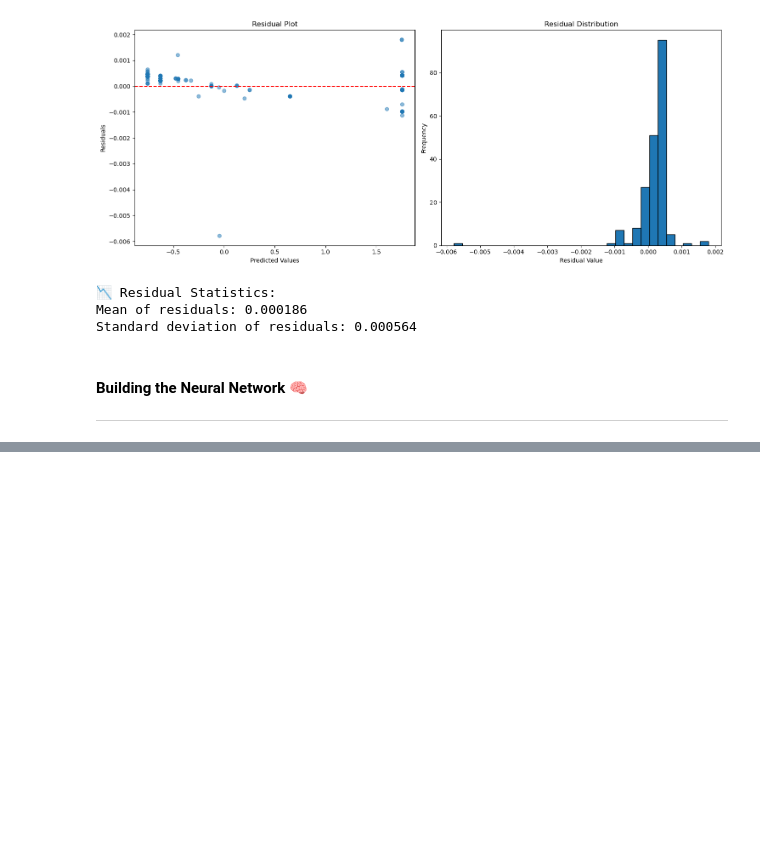
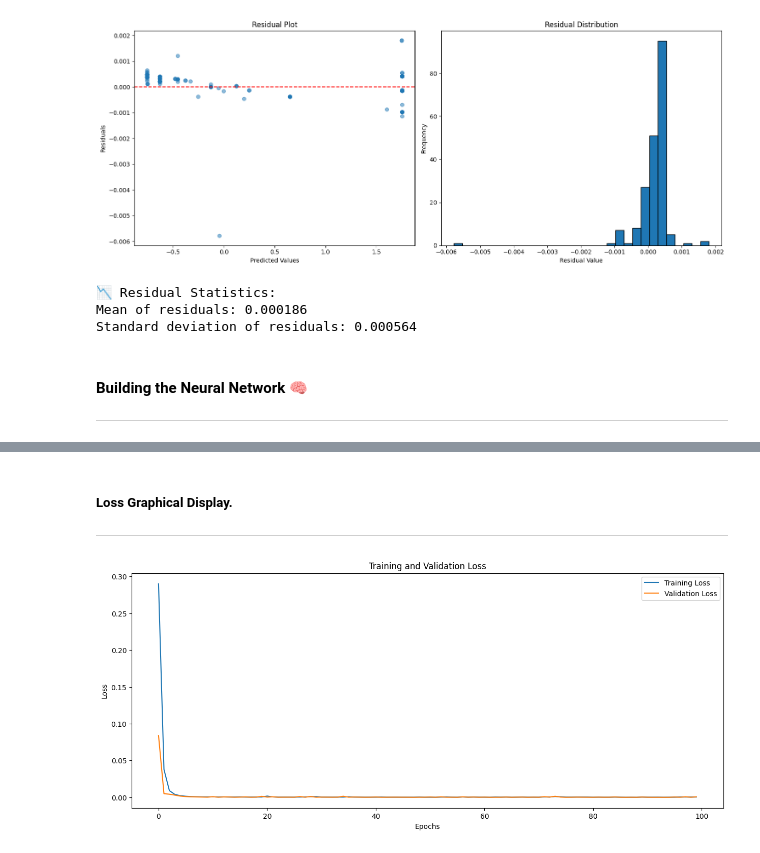
Before and after one commit to cmm25/MachineLearning, a Jupyter notebook: Knowledge_based_systems/Regression/regression.ipynb, the cells around one changed output, grey strips where cells are left out. Drawn from its saved outputs; the diff is of its cells as text; code cells hidden in the pictures; blank space fills up the shorter version.

```diff
--- a/Knowledge_based_systems/Regression/regression.ipynb
+++ b/Knowledge_based_systems/Regression/regression.ipynb
@@ -657,0 +665,9 @@ Standard deviation of residuals: 0.000564
+# %%
+model_two = Sequential()
+model_two.add(Dense(128, input_dim=X_train.shape[1], activation='relu'))
+model_two.add(Dense(64,  activation='relu'))
+model_two.add(Dense(32, activation='relu'))
+model_two.add(Dense(16, activation='relu'))
+
+model_two.add(Dense(1))
+model_two.compile(optimizer = 'adam', loss = 'mean_squared_error')
@@ -657,0 +677,8 @@ Standard deviation of residuals: 0.000564
+# %%
+history = model_two.fit(X_train, y_train, epochs=100, batch_size=32, validation_data=(X_test, y_test))
+
+# Evaluating the model on the test set
+test_loss = model_two.evaluate(X_test, y_test)
+print(f"Test Loss (Mean Squared Error): {test_loss}")
+
+predictions = model_two.predict(X_test)
@@ -657,0 +703,14 @@ Standard deviation of residuals: 0.000564
+# %% [markdown]
+##### Loss Graphical Display.
+---
+# %%
+plt.figure(figsize=fig_size)
+plt.plot(history.history['loss'], label='Training Loss')
+plt.plot(history.history['val_loss'], label='Validation Loss')
+plt.title('Training and Validation Loss')
+plt.xlabel('Epochs')
+plt.ylabel('Loss')
+plt.legend()
+plt.show()
+# %% [output]
+[figure, added]
```
Also changed, not shown: parts of 7 cells of this notebook, 1 other file.
